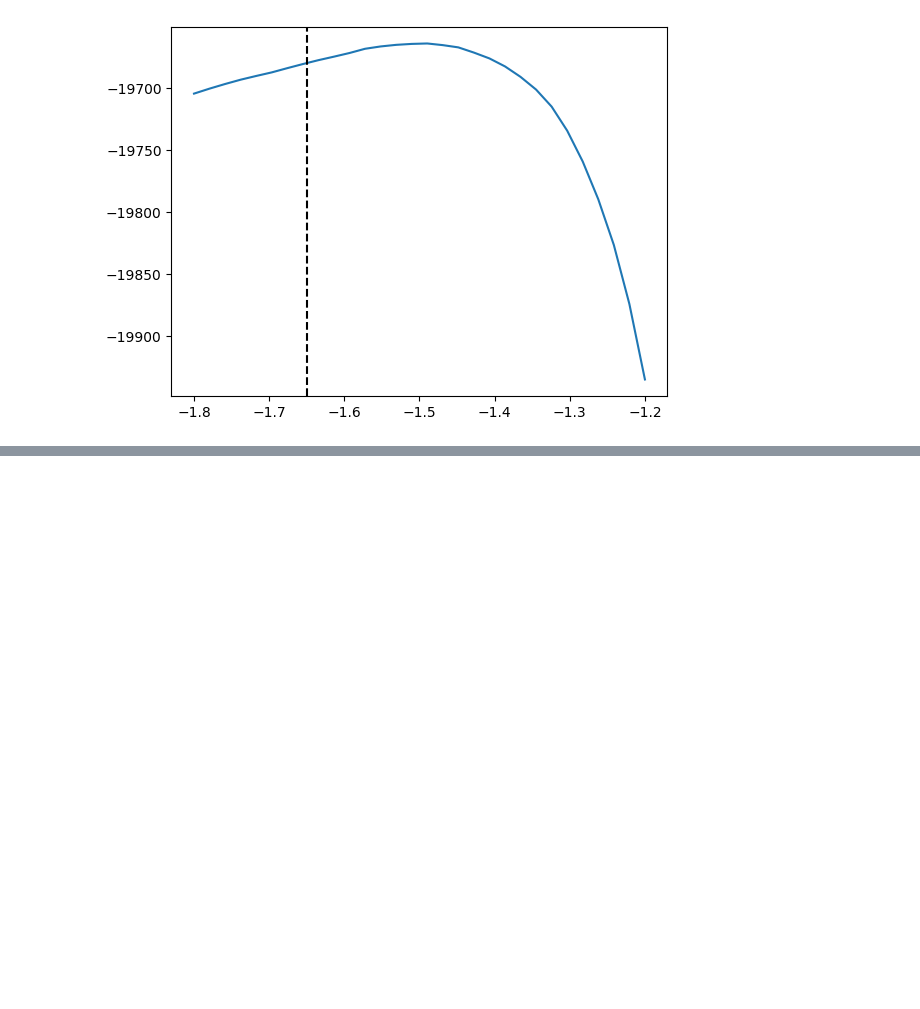
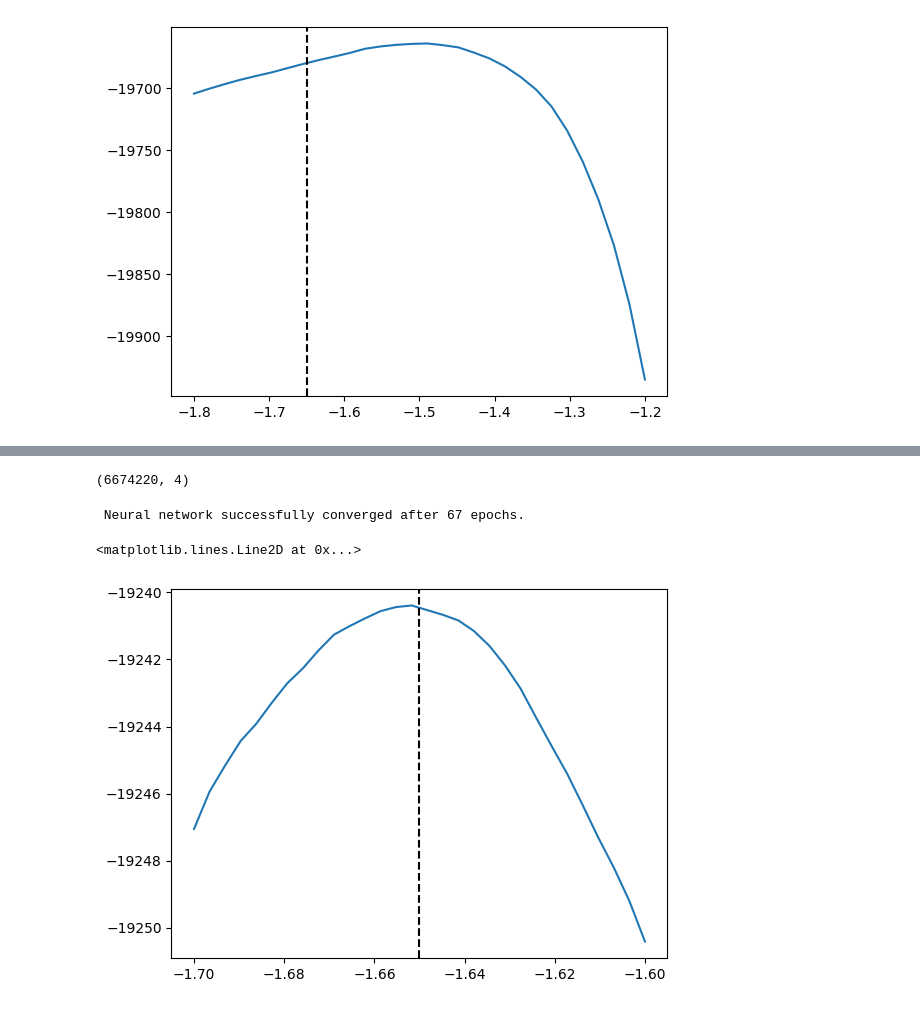
Before and after one commit to changhoonhahn/px2cosmo, a Jupyter notebook: nb/test2_nle.ipynb, the cells around one changed output, grey strips where cells are left out. Cells and saved outputs as stored; diff of their text form; code cells hidden in the pictures; blank space fills up the shorter version.

```diff
--- a/nb/test2_nle.ipynb
+++ b/nb/test2_nle.ipynb
@@ -157,0 +170,42 @@ torch.save(p_X_phisig, '/Users/chang/data/px2cosmo/test2/mock2_p_X_phisig.pt')
+# %%
+phis, mocks = [], []
+for i in tqdm(range(Nmocks)):
+    phi = np.array([alphas[i], betas[i], gammas[i], Muvss[i]])
+    mock = FM.forwardmodel(phi, name='test2')
+    phis.append(np.tile(phi, (mock.shape[0], 1)))
+    mocks.append(mock)
+phis = np.vstack(phis)
+mocks = np.vstack(mocks)
+# %%
+print(mocks.shape)
+# %% [output]
+(6674220, 4)
+# %%
+_phi = torch.tensor(np.hstack([phis, mocks[:,2:]]).astype(np.float32))#.to('mps')
+_X = torch.tensor(mocks[:,:2].astype(np.float32))#.to('mps')
+# %%
+inference = NPE(density_estimator='zuko_maf')#, device='mps')
+_ = inference.append_simulations(_X, _phi).train()
+p_X_phisig = inference.build_posterior()
+# %% [output]
+ Neural network successfully converged after 67 epochs.
+# %%
+def log_posterior(phi, silent=True):
+    _phi = torch.tensor(phi.astype(np.float32))
+    # log likelihood
+    _phisig = torch.cat([_phi.expand(X_obs.shape[0], -1), _X_obs_sig], dim=1)
+    logp = p_X_phisig.log_prob_batched(_X_obs, _phisig, norm_posterior=False).sum().item()
+    return logp
+# %%
+# 1D slice through alpha, fixing everything else at phi_true
+alphas = np.linspace(-1.7, -1.6, 30)
+lp_slice = []
+for a in alphas:
+    phi = np.array([a, phi_true[1], phi_true[2], phi_true[3]])
+    lp_slice.append(log_posterior(phi))
+
+plt.plot(alphas, lp_slice)
+plt.axvline(phi_true[0], c='k', ls='--')
+# %% [output]
+<matplotlib.lines.Line2D at 0x...>
+[figure, added]
```
Also changed, not shown: parts of 10 cells of this notebook.
